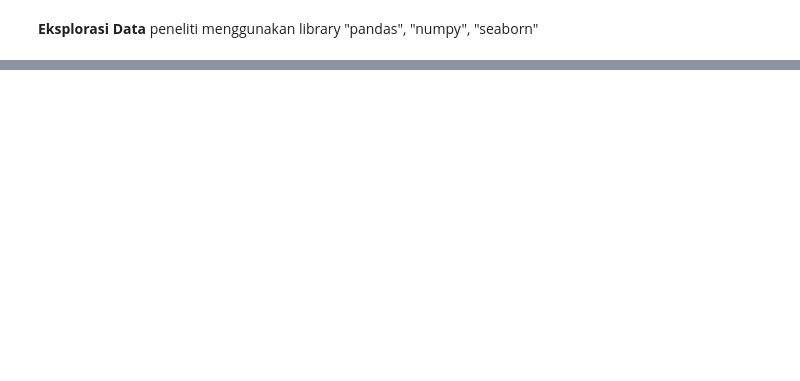
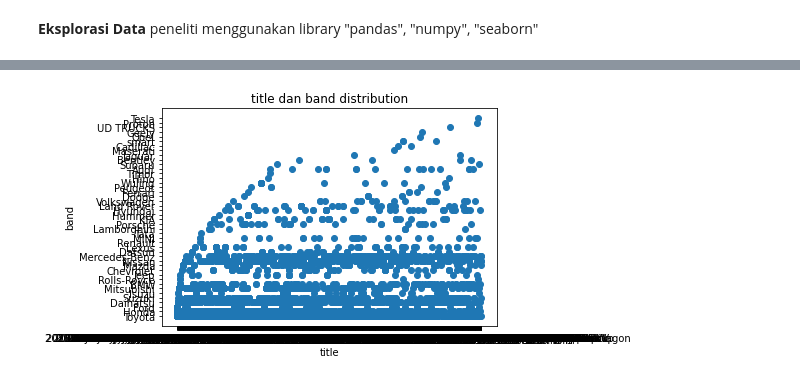
Before and after one commit to Gerindraanggaalifta98/tugasterbaru, a Jupyter notebook: Tugas_terbaru_Gerindra_Angga_Alifta_205150409111008.ipynb, the cells around one changed output, grey strips where cells are left out. Cells and saved outputs as stored; diff of their text form; code cells hidden in the pictures; blank space fills up the shorter version.

```diff
--- a/Tugas_terbaru_Gerindra_Angga_Alifta_205150409111008.ipynb
+++ b/Tugas_terbaru_Gerindra_Angga_Alifta_205150409111008.ipynb
@@ -24,0 +76,13 @@ peneliti menggunakan library "pandas", "numpy", "seaborn"
+# %%
+fig=plt.figure()
+
+ax = fig.add_subplot(1,1,1)
+
+ax.scatter(dt['title'],dt['band'])
+
+plt.title('title dan band distribution')
+plt.xlabel('title')
+plt.ylabel('band')
+plt.show()
+# %% [output]
+[figure, added]
```
Also changed, not shown: parts of 31 cells of this notebook.
